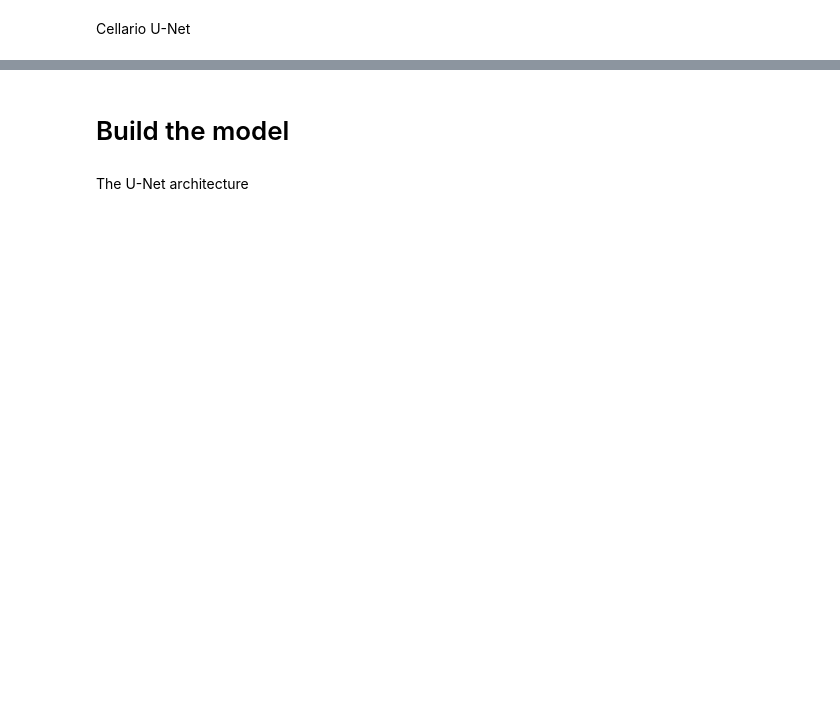
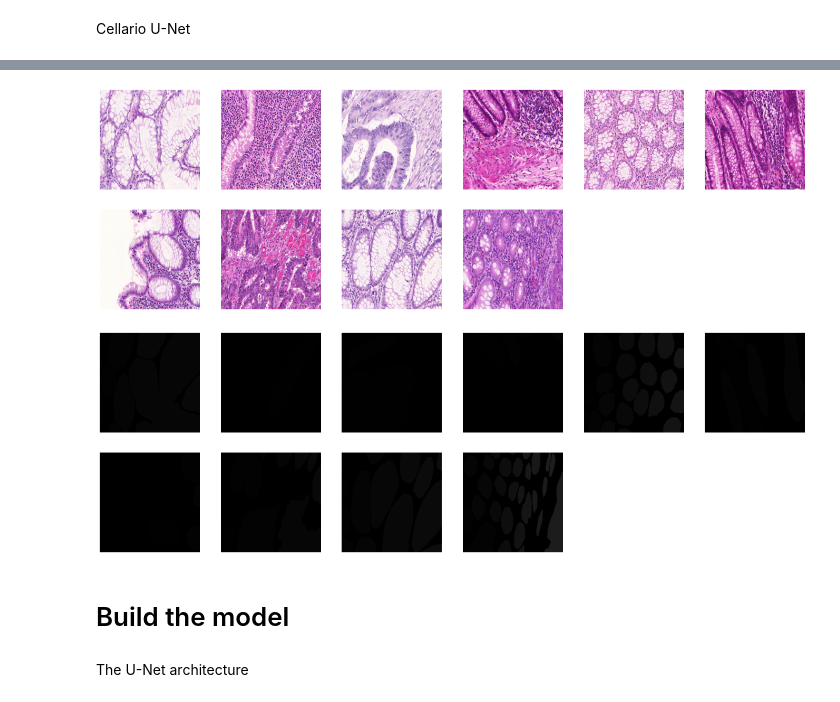
Before and after one commit to SkovenForrest/Cellari_project, a Jupyter notebook: Cellari_U_Net.ipynb, the cells around one changed output, grey strips where cells are left out. Drawn from its saved outputs; the diff is of its cells as text; code cells hidden in the pictures; blank space fills up the shorter version.

```diff
--- a/Cellari_U_Net.ipynb
+++ b/Cellari_U_Net.ipynb
@@ -110,3 +184,9 @@ print("done")
+# %%
+imshow_images(test_loader, bs=10)
+imshow_masks(test_loader, bs=10)
+# %% [output]
+[figure, added]
+[figure, added]
 # %% [markdown]
 # Build the model
 # %% [markdown]
```
Also changed, not shown: parts of 29 cells of this notebook.
